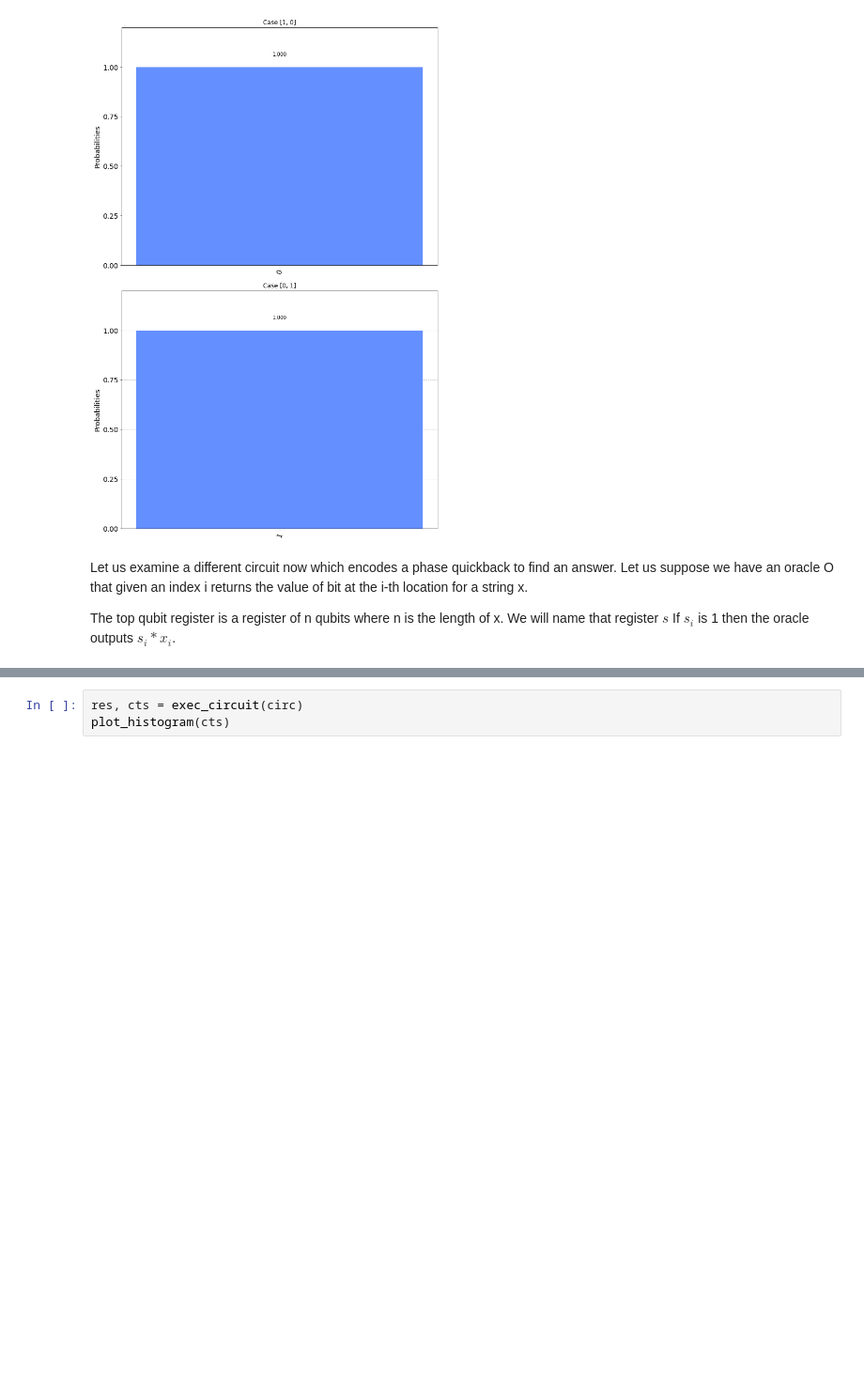
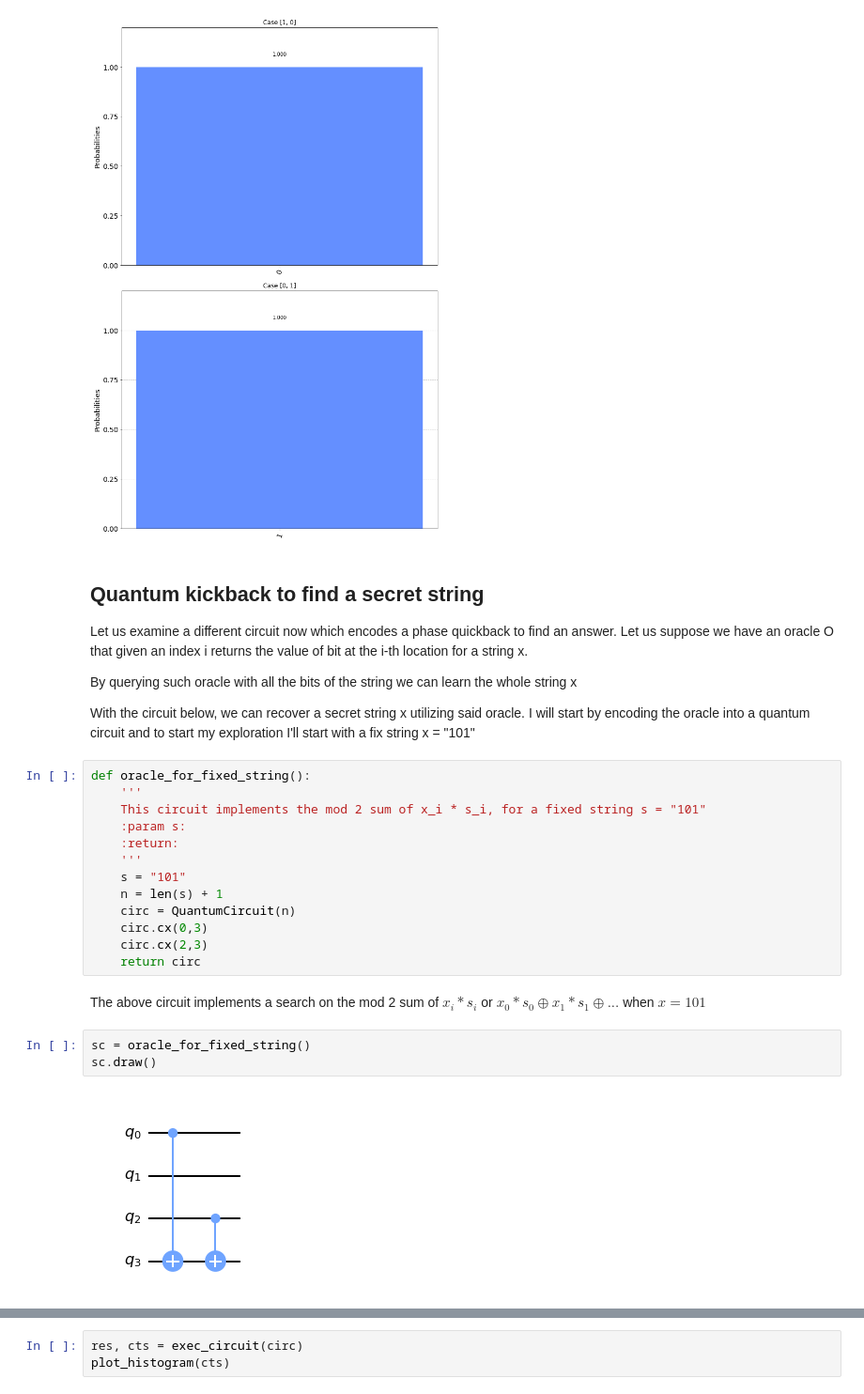
Before and after one commit to eginez/qiskit-exp, a Jupyter notebook: src/qiskitOne.ipynb, the cells around one changed output, grey strips where cells are left out. Shown at 94% size. Cells and saved outputs as stored; diff of their text form; blank space fills up the shorter version.

```diff
--- a/src/qiskitOne.ipynb
+++ b/src/qiskitOne.ipynb
@@ -92,9 +137,34 @@ run_on_inputs(create_indirect_measure, 1)
 # %% [output]
 [figure]
 # %% [markdown]
+## Quantum kickback to find a secret string
 Let us examine a different circuit now which encodes a phase quickback to find an answer.
 Let us suppose we have an oracle O that given an index i returns the value of bit at the i-th location for
 a string x.
 
-The top qubit register is a register of n qubits where n is the length of x. We will name that register $ s $
-If $ s_i $ is 1 then the oracle outputs $ s_i * x_i $.
+By querying such oracle with all the bits  of the string we can learn the whole string x
+
+With the circuit below, we can recover a secret string x utilizing said oracle.
+I will start by encoding the oracle into a quantum circuit and to start my exploration I'll start
+with a fix string x = "101"
+# %%
+def oracle_for_fixed_string():
+    '''
+    This circuit implements the mod 2 sum of x_i * s_i, for a fixed string s = "101"
+    :param s:
+    :return:
+    '''
+    s = "101"
+    n = len(s) + 1
+    circ = QuantumCircuit(n)
+    circ.cx(0,3)
+    circ.cx(2,3)
+    return circ
+# %% [markdown]
+The above circuit implements a search on the mod 2 sum of $x_i * s_i$ or $x_0*s_0 \oplus x_1*s_1 \oplus ...$
+when $x = 101$
+# %%
+sc = oracle_for_fixed_string()
+sc.draw()
+# %% [output]
+[figure, added]
```
Also changed, not shown: parts of 23 cells of this notebook.
